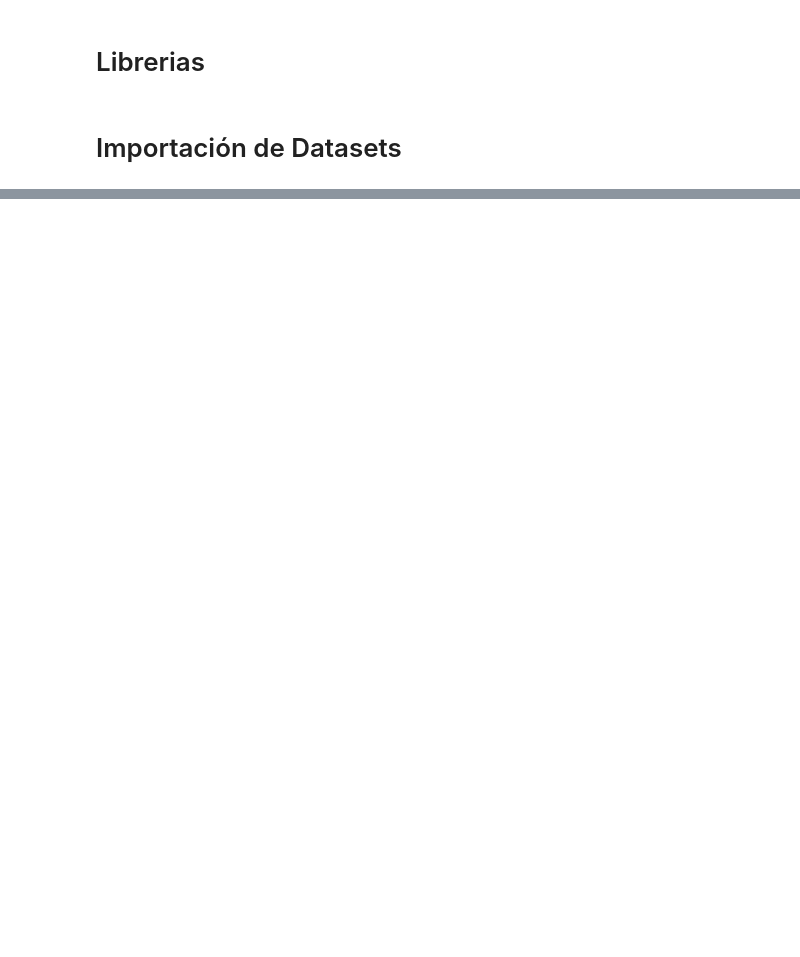
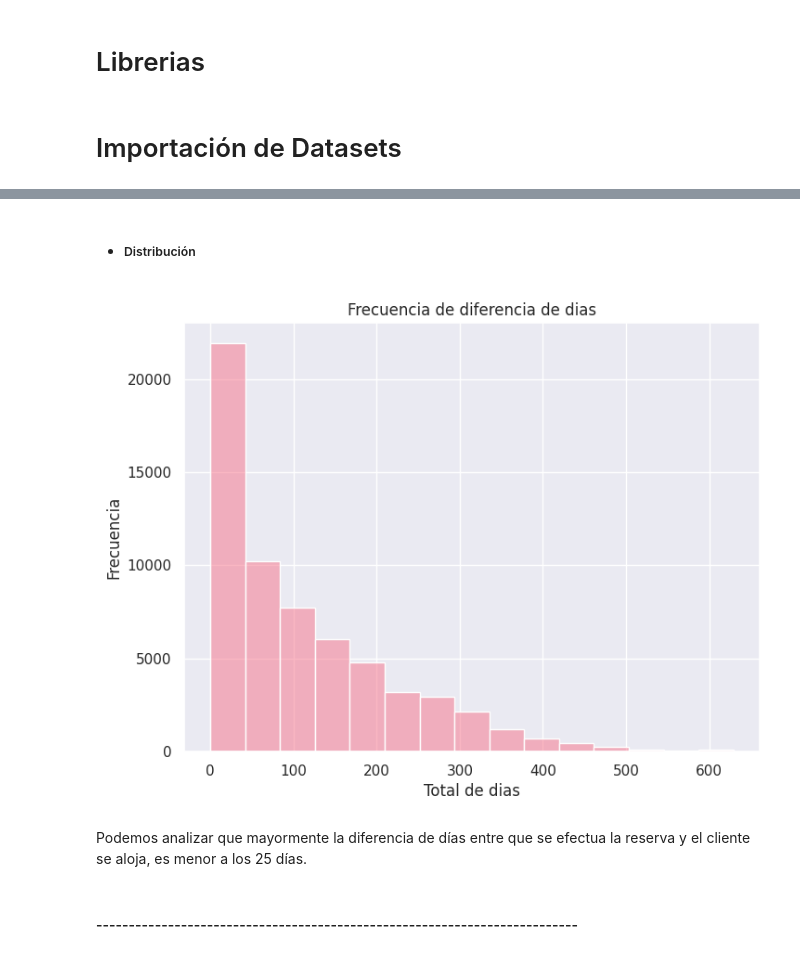
Before and after one commit to FrancoSecchi/7506R-1C2023-GRUPO02, a Jupyter notebook: 7506R_TP1_GRUPO02_CHP1_ENTREGA.ipynb, the cells around one changed output, grey strips where cells are left out. Saved outputs shown, nothing was run; the diff lists cells and outputs as text; code cells hidden in the pictures; blank space fills up the shorter version.

```diff
--- a/7506R_TP1_GRUPO02_CHP1_ENTREGA.ipynb
+++ b/7506R_TP1_GRUPO02_CHP1_ENTREGA.ipynb
@@ -18,0 +11,5 @@ df_hotels_train.head(2)
+# %%
+url_train = 'https://raw.githubusercontent.com/FrancoSecchi/7506R-1C2023-GRUPO02/master/hotels_train.csv'
+url_test = 'https://raw.githubusercontent.com/FrancoSecchi/7506R-1C2023-GRUPO02/master/hotels_test.csv'
+df_train = pd.read_csv(url_train)
+df_test = pd.read_csv(url_test)
@@ -18,0 +23,3 @@ df_hotels_train.head(2)
+# %%
+df_hotels_train = df_train.copy()
+df_hotels_test = df_test.copy()
@@ -18,0 +209,10 @@ df_hotels_train.head(2)
+# %% [markdown]
+- ##### Distribución
+# %%
+sns_hist=sns.histplot(data=df_hotels_train['lead_time'], alpha = 0.5, bins = 15).set(title="Frecuencia de diferencia de dias", xlabel="Total de dias", ylabel="Frecuencia")
+# %% [output]
+[figure, added]
+# %% [markdown]
+Podemos analizar que mayormente la diferencia de días entre que se efectua la reserva y el cliente se aloja, es menor a los 25 días.
+# %% [markdown]
+#### --------------------------------------------------------------------------
```
Also changed, not shown: parts of 259 cells of this notebook.
